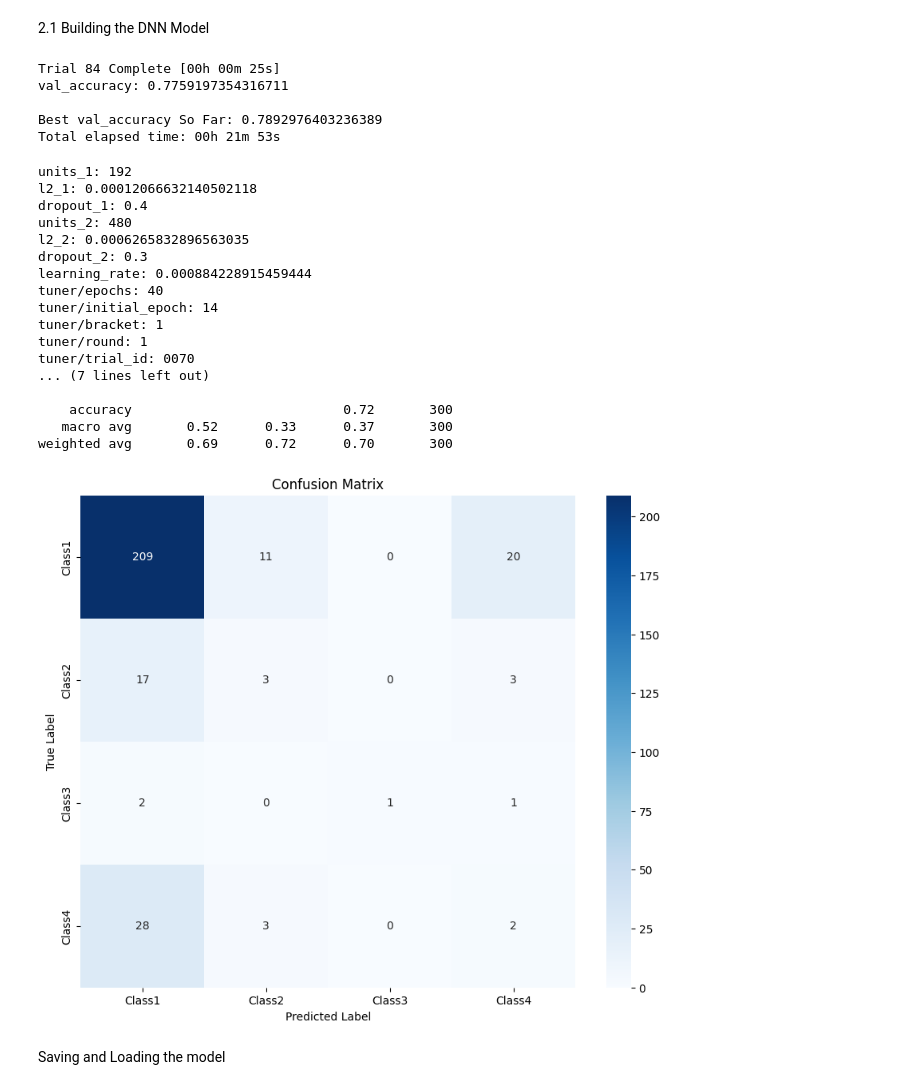
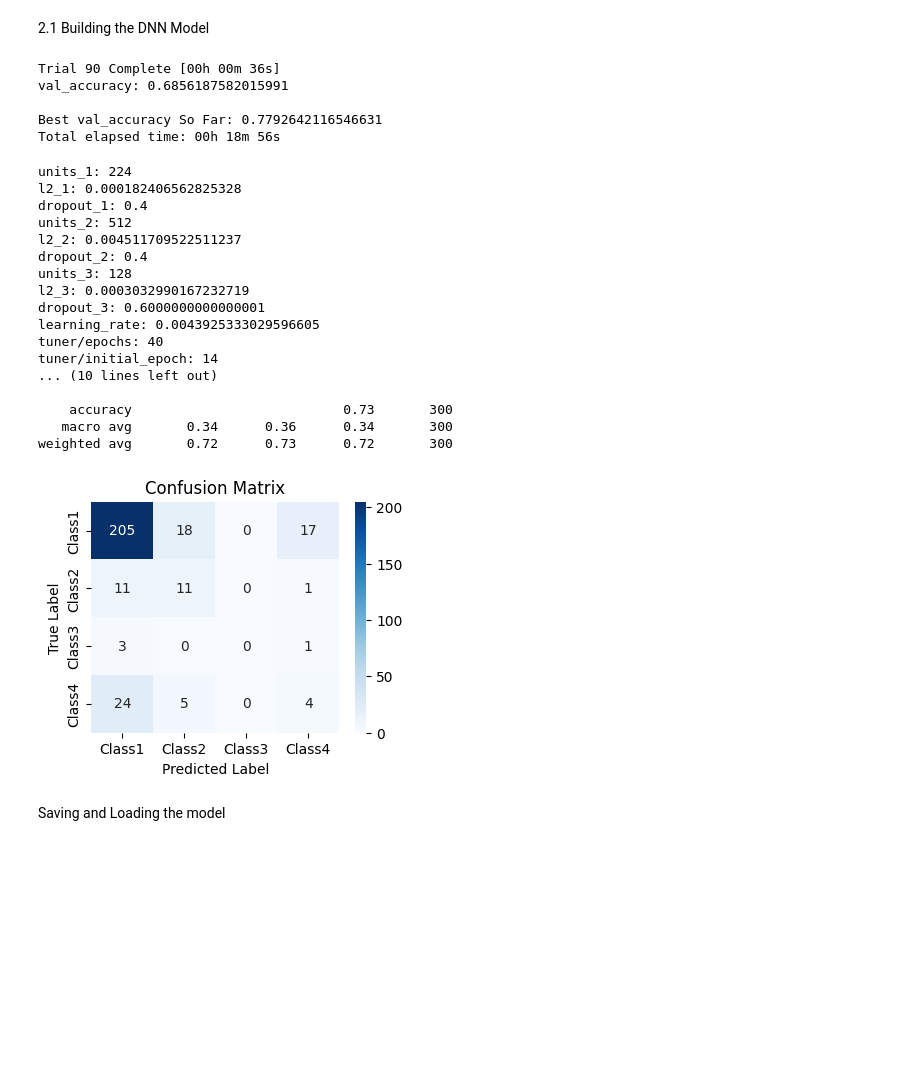
Before and after one commit to RagheedBahmad/Breast-Cancer-Classification-Model, a Jupyter notebook: CancerClassificationModel.ipynb, the cells around one changed output. Drawn from its saved outputs; the diff is of its cells as text; code cells hidden in the pictures; blank space fills up the shorter version.

```diff
--- a/CancerClassificationModel.ipynb
+++ b/CancerClassificationModel.ipynb
@@ -130,6 +130,13 @@ class MyHyperModel(HyperModel):
             ),
             BatchNormalization(),
             Dropout(hp.Float('dropout_2', min_value=0.3, max_value=0.7, step=0.1)),
+            Dense(
+                units=hp.Int('units_3', min_value=128, max_value=512, step=32),
+                activation='relu',
+                kernel_regularizer=l2(hp.Float('l2_3', min_value=0.0001, max_value=0.01, sampling='LOG'))
+            ),
+            BatchNormalization(),
+            Dropout(hp.Float('dropout_3', min_value=0.3, max_value=0.7, step=0.1)),
             Dense(self.num_classes, activation='softmax')
         ])
 
@@ -143,15 +150,13 @@ class MyHyperModel(HyperModel):
 from kerastuner.tuners import Hyperband
 
 input_shape = X_train_selected.shape[1:]
-print(input_shape)
 hypermodel = MyHyperModel(num_classes=len(np.unique(y)), input_shape=input_shape)
 
 tuner = Hyperband(
     hypermodel,
     objective='val_accuracy',
     max_epochs=40,
-    directory='my_dir',
-    project_name='keras_tuner_demo'
+
 )
 
 tuner.search(X_train_selected, y_train, epochs=10, validation_data=(X_val_selected, y_val))
@@ -159,56 +164,56 @@ tuner.search(X_train_selected, y_train, epochs=10, validation_data=(X_val_select
 # Get the best model
 best_model = tuner.get_best_models(num_models=1)[0]
 # %% [output]
-Trial 84 Complete [00h 00m 25s]
-val_accuracy: 0.7759197354316711
+Trial 90 Complete [00h 00m 36s]
+val_accuracy: 0.6856187582015991
 
-Best val_accuracy So Far: 0.7892976403236389
-Total elapsed time: 00h 21m 53s
+Best val_accuracy So Far: 0.7792642116546631
+Total elapsed time: 00h 18m 56s
 # %%
 best_hyperparameters = tuner.get_best_hyperparameters()[0]
 
 for hp, value in best_hyperparameters.values.items():
     print(f"{hp}: {value}")
 
 predictions = best_model.predict(X_test_selected)
 predicted_classes = np.argmax(predictions, axis=1)
 
-report = classification_report(y_test, predicted_classes, target_names=['Class1', 'Class2', 'Class3', 'etc.'])
+report = classification_report(y_test, predicted_classes, target_names=['Class1', 'Class2', 'Class3', 'Class4'])
 print(report)
 
 from sklearn.metrics import confusion_matrix
 import seaborn as sns
 import matplotlib.pyplot as plt
 
 # Compute confusion matrix
 conf_matrix = confusion_matrix(y_test, predicted_classes)
 
 # Plot the heatmap
-plt.figure(figsize=(10, 8))
+plt.figure(figsize=(4, 3))
 sns.heatmap(conf_matrix, annot=True, fmt="d", cmap="Blues", xticklabels=['Class1', 'Class2', 'Class3', 'Class4'], yticklabels=['Class1', 'Class2', 'Class3', 'Class4'])
 plt.title('Confusion Matrix')
 plt.ylabel('True Label')
 plt.xlabel('Predicted Label')
 plt.show()
 # %% [output]
-units_1: 192
-l2_1: 0.00012066632140502118
+units_1: 224
+l2_1: 0.000182406562825328
 dropout_1: 0.4
-units_2: 480
-l2_2: 0.0006265832896563035
-dropout_2: 0.3
-learning_rate: 0.000884228915459444
+units_2: 512
+l2_2: 0.004511709522511237
+dropout_2: 0.4
+units_3: 128
+l2_3: 0.0003032990167232719
+dropout_3: 0.6000000000000001
+learning_rate: 0.0043925333029596605
 tuner/epochs: 40
 tuner/initial_epoch: 14
-tuner/bracket: 1
-tuner/round: 1
-tuner/trial_id: 0070
-... (7 lines left out)
+... (10 lines left out)
 
-    accuracy                           0.72       300
-   macro avg       0.52      0.33      0.37       300
-weighted avg       0.69      0.72      0.70       300
+    accuracy                           0.73       300
+   macro avg       0.34      0.36      0.34       300
+weighted avg       0.72      0.73      0.72       300
-[figure, old version]
+[figure, new version]
 # %% [markdown]
 Saving and Loading the model
 # %%
```
Also changed, not shown: parts of 6 cells of this notebook, 3 other files.
